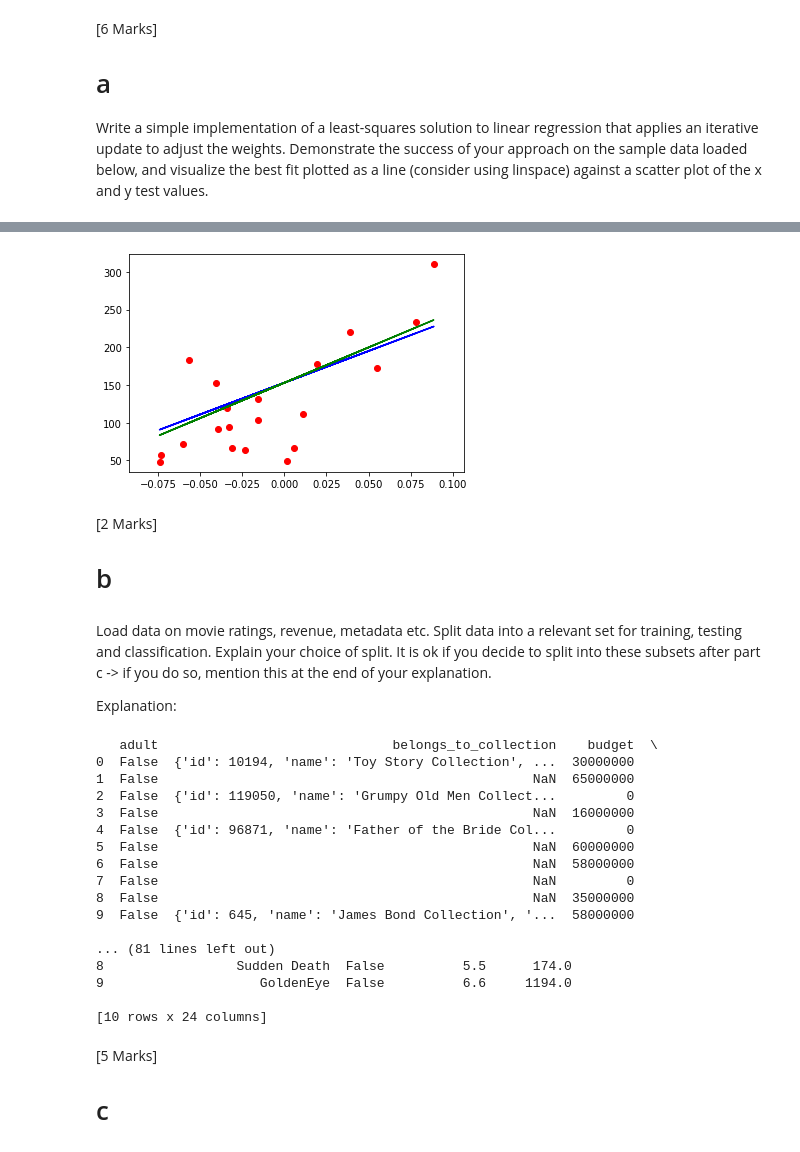
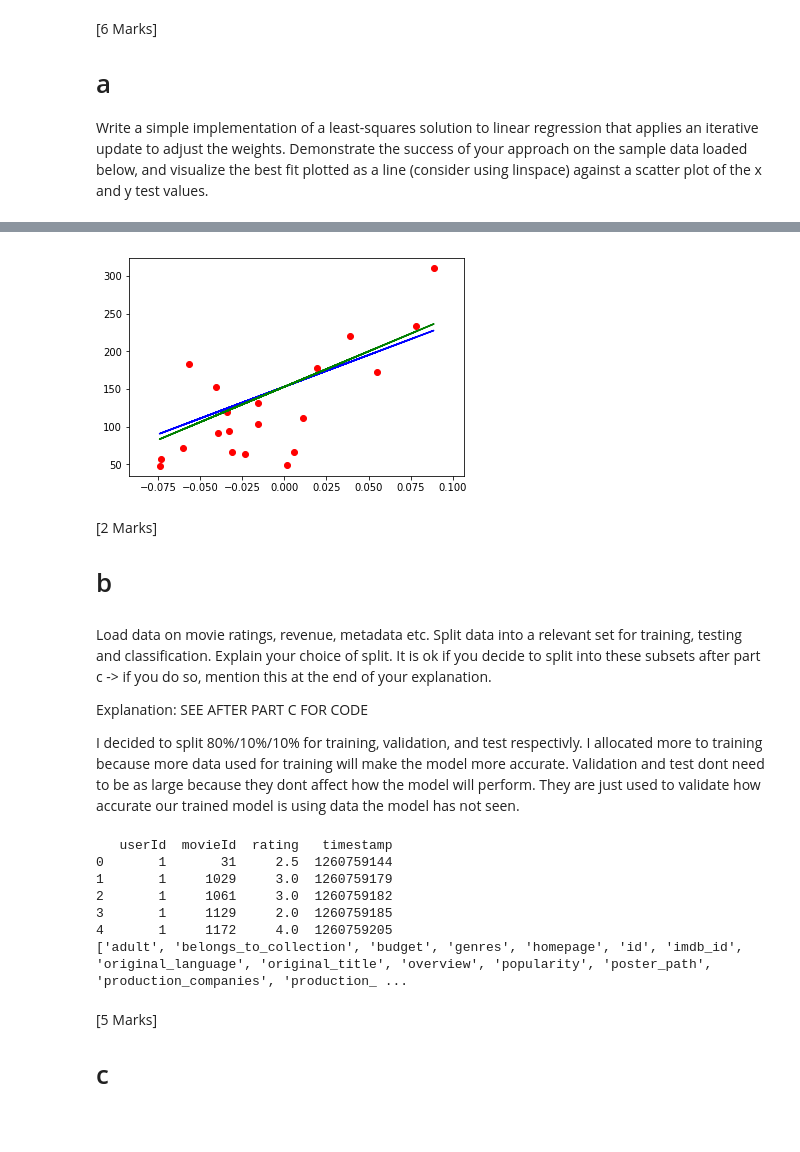
Before and after one commit to AndrewBenson98/CPS803AI, a Jupyter notebook: A1.ipynb, the cells around one changed output, grey strips where cells are left out. Cells and saved outputs as stored; diff of their text form; code cells hidden in the pictures.

```diff
--- a/A1.ipynb
+++ b/A1.ipynb
@@ -27,6 +27,7 @@ diabetes_X_test = diabetes_X[-20:]
 diabetes_y_train = diabetes.target[:-20]
 diabetes_y_test = diabetes.target[-20:]
 # %%
+##### YOUR CODE HERE #######
 ##### YOUR CODE HERE #######
 
 import matplotlib.pyplot as plt
@@ -53,14 +54,15 @@ print(weights)
 
 #Using Sklearn
 reg1 = linear_model.LinearRegression()
-reg.fit(diabetes_X_train,diabetes_y_train)
-preds1 = reg.predict (diabetes_X_test)
+reg1.fit(diabetes_X_train,diabetes_y_train)
+preds1 = reg1.predict (diabetes_X_test)
 
 #Using gradiant descent from scratch
 reg = linear_model.LinearRegression()
 reg.fit(X,X.dot(weights))
+preds = reg.predict(X_test)
 
-preds = reg.predict(X_test)
+#Plot test points
 plt.scatter(diabetes_X_test, diabetes_y_test, color = 'red')
 plt.plot(diabetes_X_test,preds,color = 'blue')
 plt.plot(diabetes_X_test,preds1,color = 'green')
@@ -71,11 +73,13 @@ plt.show()
-[figure, old version]
+[figure, new version]
 # %% [markdown]
 [2 Marks]
 # b
 # %% [markdown]
 Load data on movie ratings, revenue, metadata etc. Split data into a relevant set for training, testing and classification. Explain your choice of split. It is ok if you decide to split into these subsets after part c -> if you do so, mention this at the end of your explanation.
 
-Explanation:
+Explanation: SEE AFTER PART C FOR CODE
+
+I decided to split 80%/10%/10% for training, validation, and test respectivly. I allocated more to training because more data used for training will make the model more accurate. Validation and test dont need to be as large because they dont affect how the model will perform. They are just used to validate how accurate our trained model is using data the model has not seen.
 # %%
 ### An example to load a csv file
 import pandas as pd
@@ -86,26 +90,53 @@ ratings_small=pd.read_csv('ratings_small.csv')
 import warnings; warnings.simplefilter('ignore')
 
 ##### YOUR CODE HERE #######
+# print(meta_data.shape)
+# print(len(ratings_small.movieId))
 
-print(meta_data.head(10))
+print(ratings_small.head())
+# data = meta_data.join(ratings_small, on = meta_data.id, right_on = 'movieId')
+# print(data.head(1))
+
+# ratings = ratings_small
+
+# for i in range(len(ratings_small.movieId)):
+#     if( ratings_small[i] in metea_data.Id):
+
+#     else:
+#         ratings = ratings.drop()
+
+print(list(meta_data.columns))
+
+
+# rows = 45466
+# test_rows = int(rows *0.8)
+# val_rows = test_rows + int(rows *0.1)
+
+
+# X_train = meta_data[0:test_rows]
+# y_train = ratings_small[0:test_rows]
+
+# X_val = meta_data[test_rows+1:test_rows+val_rows]
+# y_val = meta_data[test_rows:val_rows]
+
+# X_test
+# y
+
+#print(X_train.head(5))
+
+
+
+# print(list(meta_data.columns))
+# print(list(ratings_small.columns))
+#print(meta_data.head(3))
 # %% [output]
-   adult                              belongs_to_collection    budget  \
-0  False  {'id': 10194, 'name': 'Toy Story Collection', ...  30000000
-1  False                                                NaN  65000000
-2  False  {'id': 119050, 'name': 'Grumpy Old Men Collect...         0
-3  False                                                NaN  16000000
-4  False  {'id': 96871, 'name': 'Father of the Bride Col...         0
-5  False                                                NaN  60000000
-6  False                                                NaN  58000000
-7  False                                                NaN         0
-8  False                                                NaN  35000000
-9  False  {'id': 645, 'name': 'James Bond Collection', '...  58000000
-
-... (81 lines left out)
-8                 Sudden Death  False          5.5      174.0
-9                    GoldenEye  False          6.6     1194.0
-
-[10 rows x 24 columns]
+   userId  movieId  rating   timestamp
+0       1       31     2.5  1260759144
+1       1     1029     3.0  1260759179
+2       1     1061     3.0  1260759182
+3       1     1129     2.0  1260759185
+4       1     1172     4.0  1260759205
+['adult', 'belongs_to_collection', 'budget', 'genres', 'homepage', 'id', 'imdb_id', 'original_language', 'original_title', 'overview', 'popularity', 'poster_path', 'production_companies', 'production_ ...
 # %% [markdown]
 [5 Marks]
 # c
```
Also changed, not shown: parts of 11 cells of this notebook.
